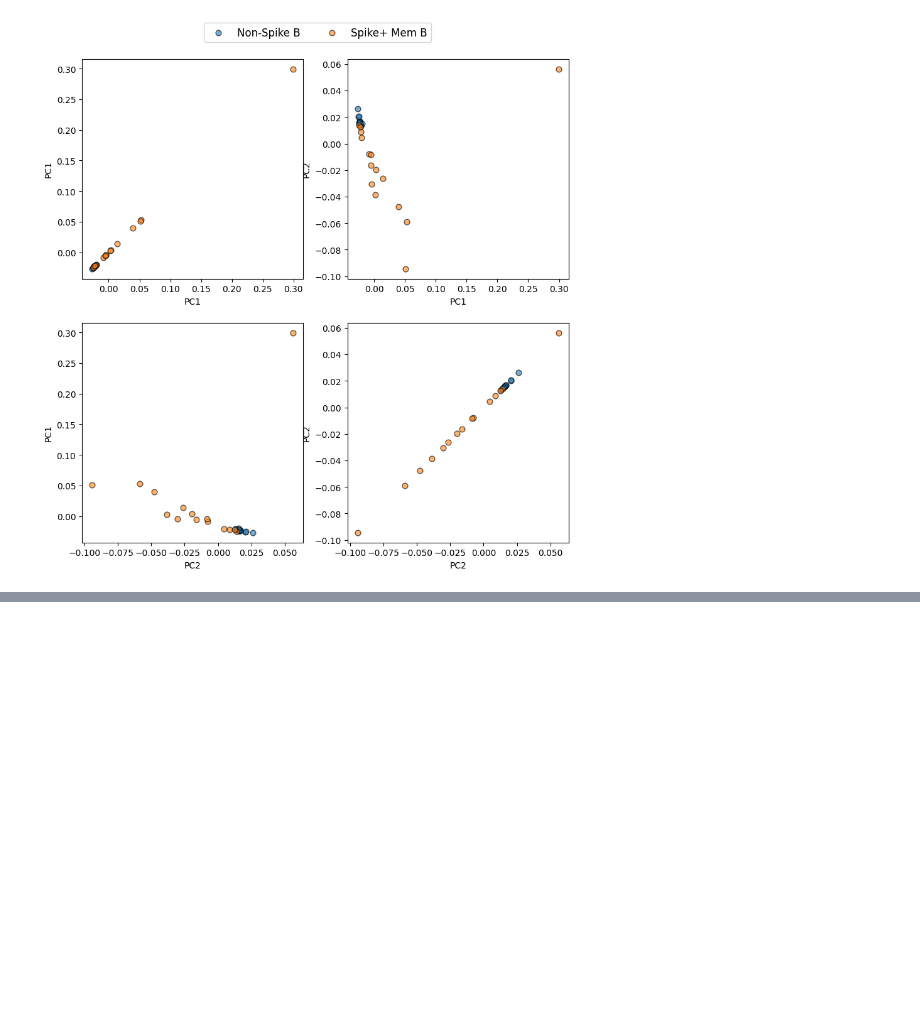
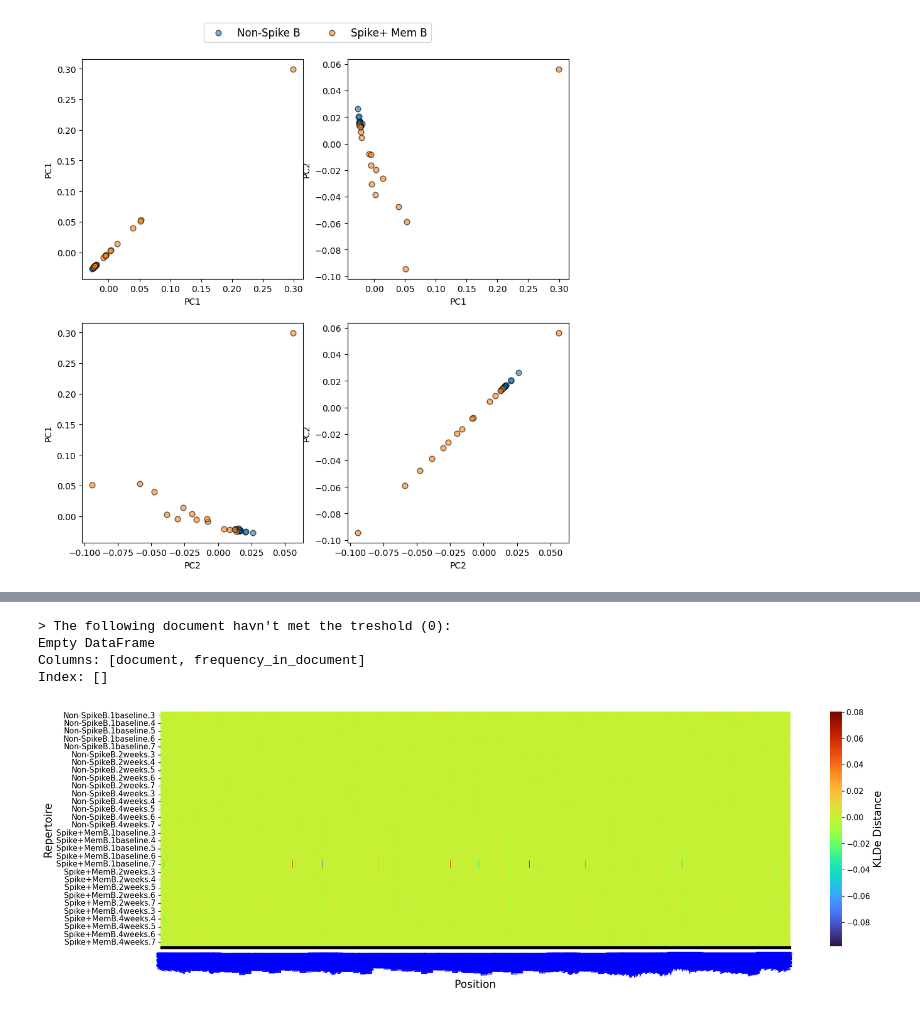
Before and after one commit to dani-f99/immunedb_lpa, a Jupyter notebook: notebook_tutorial.ipynb, the cells around one changed output, grey strips where cells are left out. Saved outputs shown, nothing was run; the diff lists cells and outputs as text; code cells hidden in the pictures; blank space fills up the shorter version.

Commit message:
finished tutorial notebook (added trimers usage section)

```diff
--- a/notebook_tutorial.ipynb
+++ b/notebook_tutorial.ipynb
@@ -91,0 +149,13 @@ lpa_mutsub.pca_scatter(n_pcs=2, label_index=0)
+# %%
+# Initiating the LPA algorithm object
+lpa_mutsub = analyze.lpa_analysis(metric="trimers_usage")
+# %% [output]
+> The following document havn't met the treshold (0):
+Empty DataFrame
+Columns: [document, frequency_in_document]
+Index: []
+# %%
+#Plotting heatmap of the domain KLDe distances
+lpa_mutsub.heatmap()
+# %% [output]
+[figure, added]
```
Also changed, not shown: parts of 11 cells of this notebook, 1 other file.
